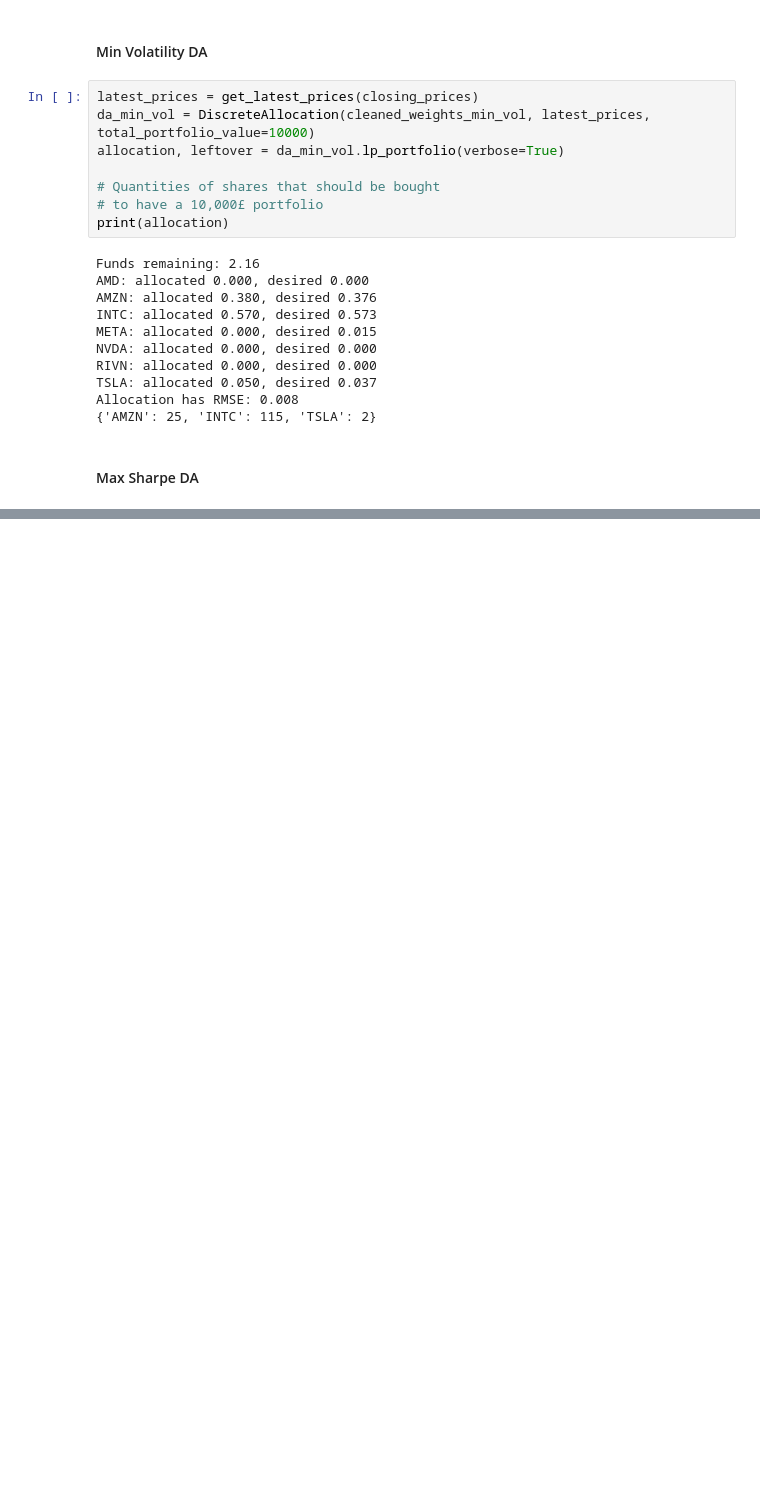
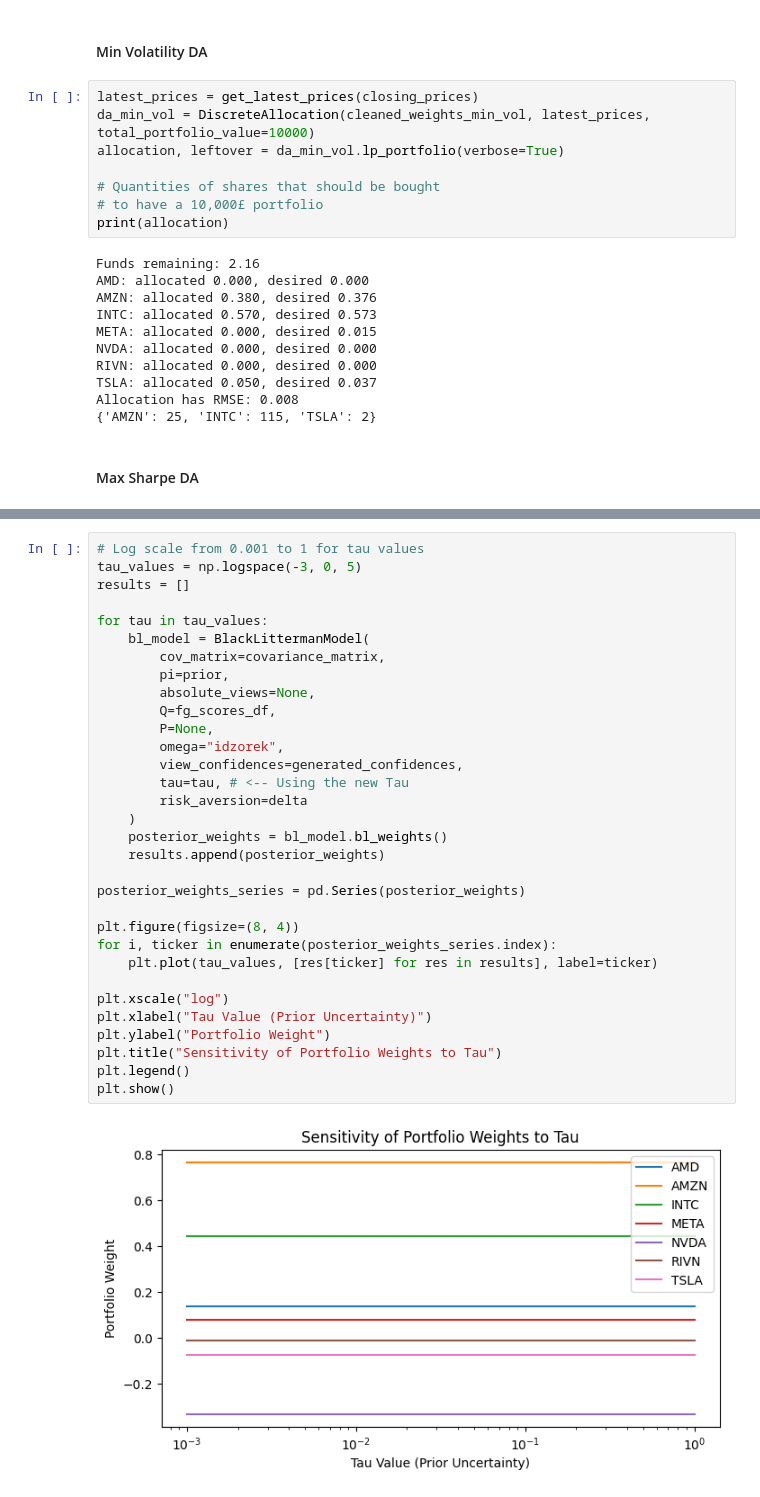
Before and after one commit to chantalmaskell/Black_Litterman_Portfolio_Optimisation, a Jupyter notebook: Completed_Models/fear_greed_markov_switching_BL.ipynb, the cells around one changed output, grey strips where cells are left out. Drawn from its saved outputs; the diff is of its cells as text; blank space fills up the shorter version.

Commit message:
Add sensitivity analysis to variant models

```diff
--- a/Completed_Models/fear_greed_markov_switching_BL.ipynb
+++ b/Completed_Models/fear_greed_markov_switching_BL.ipynb
@@ -910,0 +931,34 @@ Allocation has RMSE: 0.004
+# %%
+# Log scale from 0.001 to 1 for tau values
+tau_values = np.logspace(-3, 0, 5)
+results = []
+
+for tau in tau_values:
+    bl_model = BlackLittermanModel(
+        cov_matrix=covariance_matrix,
+        pi=prior,
+        absolute_views=None,
+        Q=fg_scores_df,
+        P=None,
+        omega="idzorek",
+        view_confidences=generated_confidences,
+        tau=tau, # <-- Using the new Tau
+        risk_aversion=delta
+    )
+    posterior_weights = bl_model.bl_weights()
+    results.append(posterior_weights)
+
+posterior_weights_series = pd.Series(posterior_weights)
+
+plt.figure(figsize=(8, 4))
+for i, ticker in enumerate(posterior_weights_series.index):
+    plt.plot(tau_values, [res[ticker] for res in results], label=ticker)
+
+plt.xscale("log")
+plt.xlabel("Tau Value (Prior Uncertainty)")
+plt.ylabel("Portfolio Weight")
+plt.title("Sensitivity of Portfolio Weights to Tau")
+plt.legend()
+plt.show()
+# %% [output]
+[figure, added]
```
Also changed, not shown: parts of 30 cells of this notebook, 2 other files.
